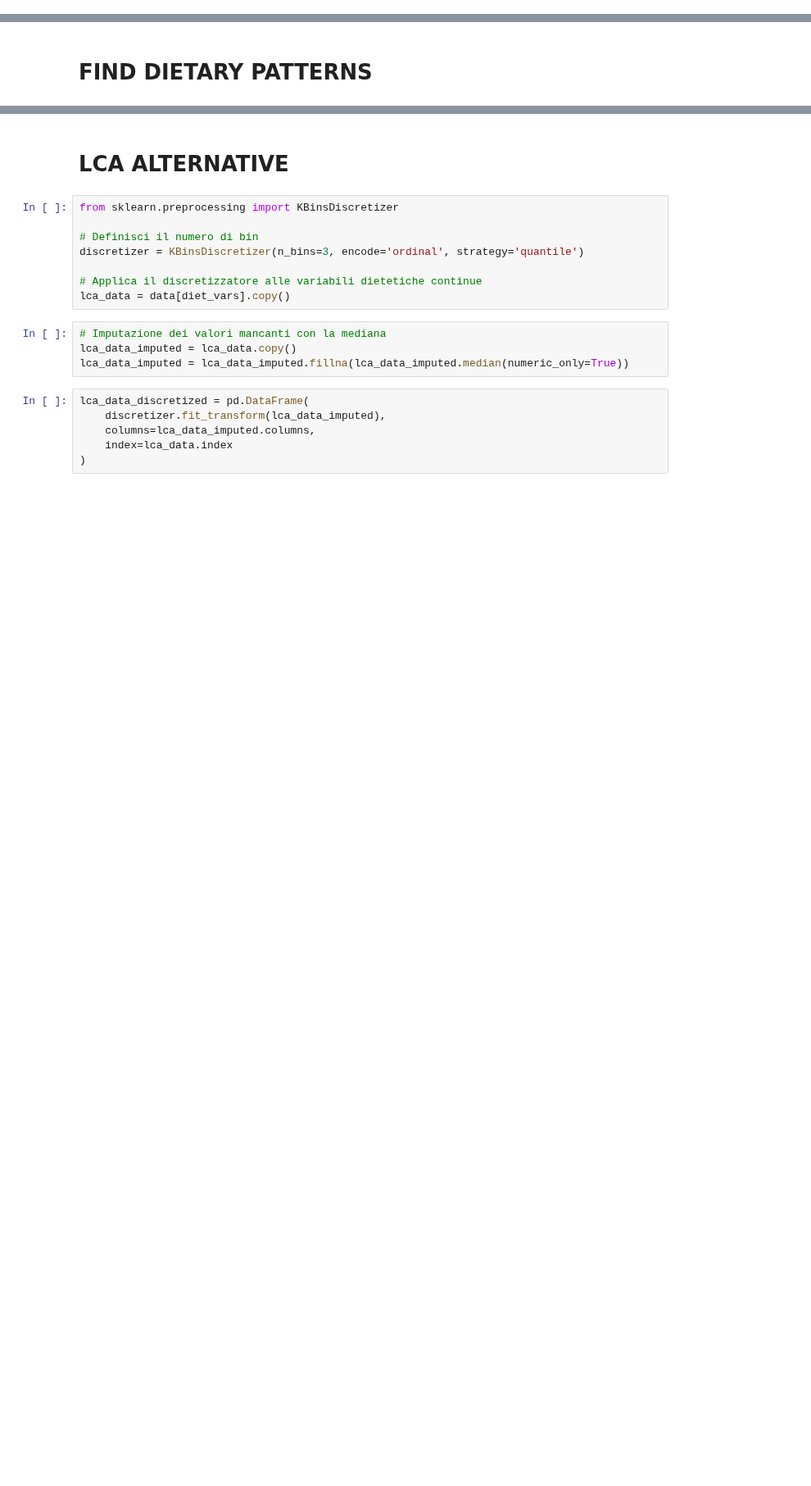
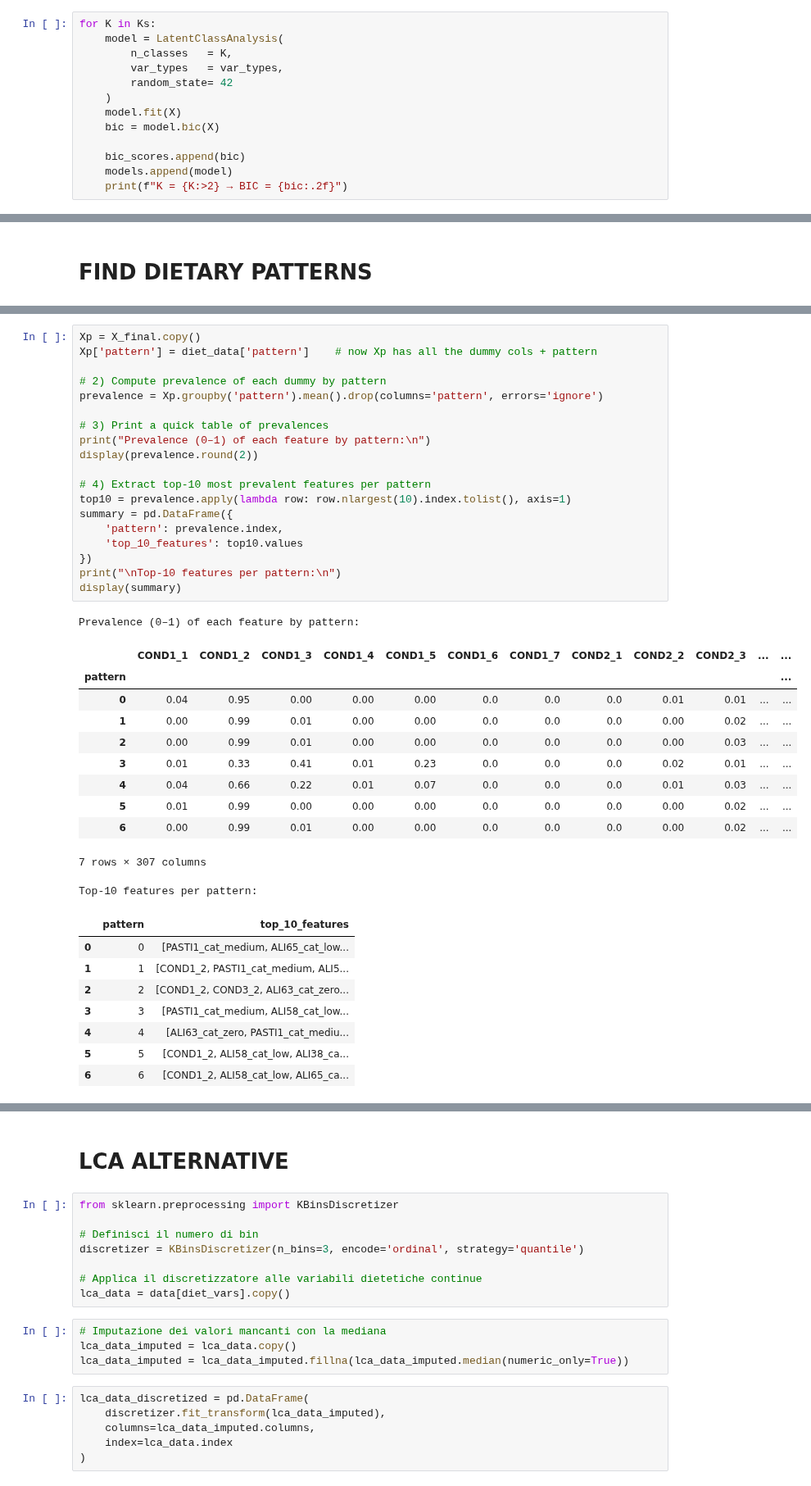
Before and after one commit to Paolaloi/EpidemLab, a Jupyter notebook: PL.ipynb, the cells around one changed output, grey strips where cells are left out. Shown at 82% size. Drawn from its saved outputs; the diff is of its cells as text; blank space fills up the shorter version.

```diff
--- a/PL.ipynb
+++ b/PL.ipynb
@@ -1100,0 +1106,13 @@ Optimal K = 6
+# %%
+for K in Ks:
+    model = LatentClassAnalysis(
+        n_classes   = K,
+        var_types   = var_types,
+        random_state= 42
+    )
+    model.fit(X)
+    bic = model.bic(X)
+
+    bic_scores.append(bic)
+    models.append(model)
+    print(f"K = {K:>2} → BIC = {bic:.2f}")
@@ -1189,0 +1155,40 @@ plt.show()
+# %%
+Xp = X_final.copy()
+Xp['pattern'] = diet_data['pattern']    # now Xp has all the dummy cols + pattern
+
+# 2) Compute prevalence of each dummy by pattern
+prevalence = Xp.groupby('pattern').mean().drop(columns='pattern', errors='ignore')
+
+# 3) Print a quick table of prevalences
+print("Prevalence (0–1) of each feature by pattern:\n")
+display(prevalence.round(2))
+
+# 4) Extract top-10 most prevalent features per pattern
+top10 = prevalence.apply(lambda row: row.nlargest(10).index.tolist(), axis=1)
+summary = pd.DataFrame({
+    'pattern': prevalence.index,
+    'top_10_features': top10.values
+})
+print("\nTop-10 features per pattern:\n")
+display(summary)
+# %% [output]
+Prevalence (0–1) of each feature by pattern:
+|  | COND1_1 | COND1_2 | COND1_3 | COND1_4 | COND1_5 | COND1_6 | COND1_7 | COND2_1 | COND2_2 | COND2_3 | ... | ... |
+| pattern |  |  |  |  |  |  |  |  |  |  |  | ... |
+| 0 | 0.04 | 0.95 | 0.00 | 0.00 | 0.00 | 0.0 | 0.0 | 0.0 | 0.01 | 0.01 | ... | ... |
+| 1 | 0.00 | 0.99 | 0.01 | 0.00 | 0.00 | 0.0 | 0.0 | 0.0 | 0.00 | 0.02 | ... | ... |
+| 2 | 0.00 | 0.99 | 0.01 | 0.00 | 0.00 | 0.0 | 0.0 | 0.0 | 0.00 | 0.03 | ... | ... |
+| 3 | 0.01 | 0.33 | 0.41 | 0.01 | 0.23 | 0.0 | 0.0 | 0.0 | 0.02 | 0.01 | ... | ... |
+| 4 | 0.04 | 0.66 | 0.22 | 0.01 | 0.07 | 0.0 | 0.0 | 0.0 | 0.01 | 0.03 | ... | ... |
+| 5 | 0.01 | 0.99 | 0.00 | 0.00 | 0.00 | 0.0 | 0.0 | 0.0 | 0.00 | 0.02 | ... | ... |
+| 6 | 0.00 | 0.99 | 0.01 | 0.00 | 0.00 | 0.0 | 0.0 | 0.0 | 0.00 | 0.02 | ... | ... |
+7 rows × 307 columns
+Top-10 features per pattern:
+|  | pattern | top_10_features |
+| 0 | 0 | [PASTI1_cat_medium, ALI65_cat_low... |
+| 1 | 1 | [COND1_2, PASTI1_cat_medium, ALI5... |
+| 2 | 2 | [COND1_2, COND3_2, ALI63_cat_zero... |
+| 3 | 3 | [PASTI1_cat_medium, ALI58_cat_low... |
+| 4 | 4 | [ALI63_cat_zero, PASTI1_cat_mediu... |
+| 5 | 5 | [COND1_2, ALI58_cat_low, ALI38_ca... |
+| 6 | 6 | [COND1_2, ALI58_cat_low, ALI65_ca... |
```
Also changed, not shown: parts of 28 cells of this notebook.
